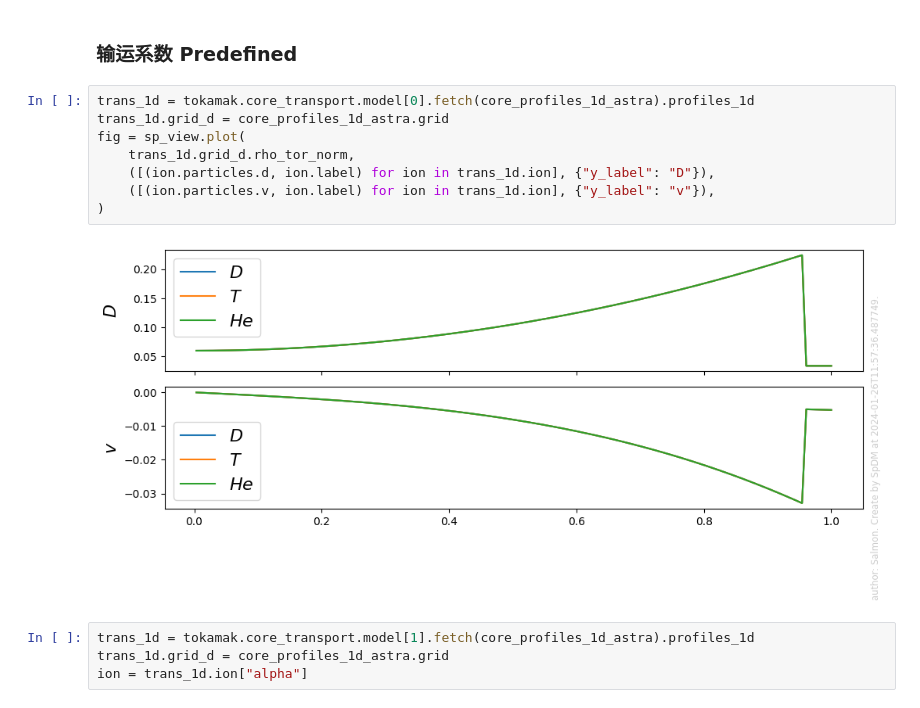
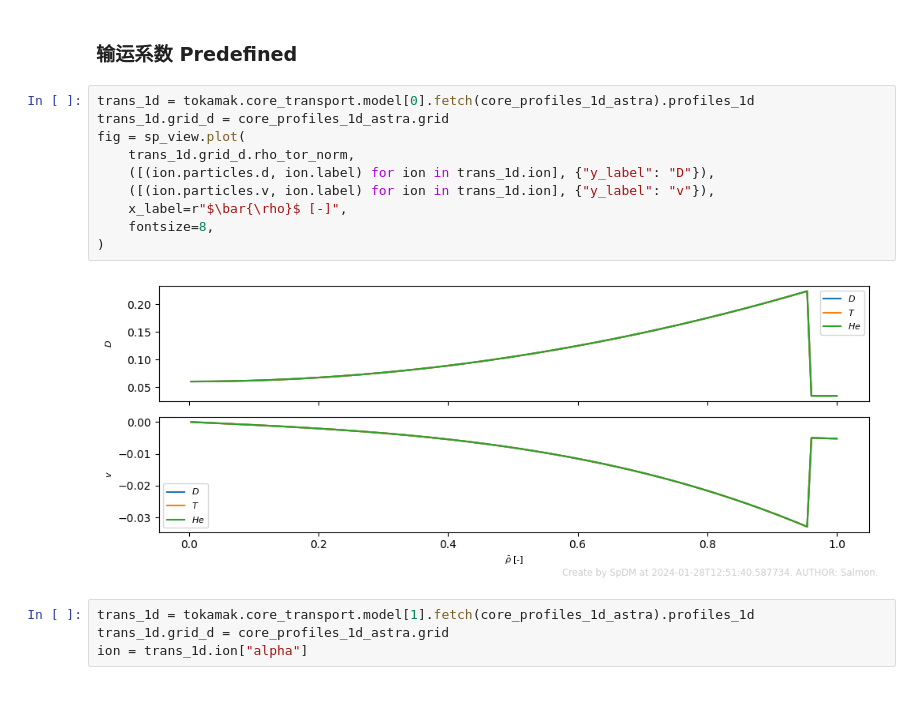
Before and after one commit to fusion-yun/fytok_old, a Jupyter notebook: examples/demo_transolver.ipynb, the cells around one changed output. Saved outputs shown, nothing was run; the diff lists cells and outputs as text.

```diff
--- a/examples/demo_transolver.ipynb
+++ b/examples/demo_transolver.ipynb
@@ -305,13 +309,15 @@ plt.legend()
 # %%
 trans_1d = tokamak.core_transport.model[0].fetch(core_profiles_1d_astra).profiles_1d
 trans_1d.grid_d = core_profiles_1d_astra.grid
 fig = sp_view.plot(
     trans_1d.grid_d.rho_tor_norm,
     ([(ion.particles.d, ion.label) for ion in trans_1d.ion], {"y_label": "D"}),
     ([(ion.particles.v, ion.label) for ion in trans_1d.ion], {"y_label": "v"}),
+    x_label=r"$\bar{\rho}$ [-]",
+    fontsize=8,
 )
 # %% [output]
-[figure, old version]
+[figure, new version]
 # %%
 trans_1d = tokamak.core_transport.model[1].fetch(core_profiles_1d_astra).profiles_1d
 trans_1d.grid_d = core_profiles_1d_astra.grid
```
Also changed, not shown: parts of 27 cells of this notebook, 4 other files.
